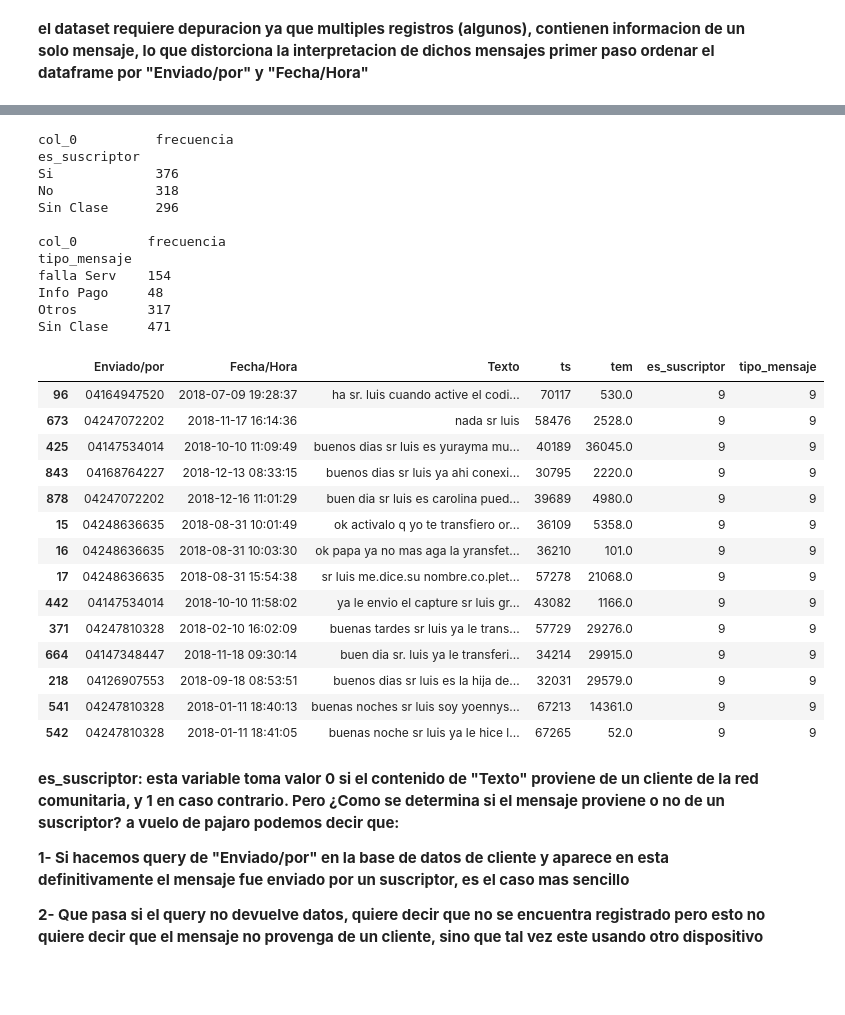
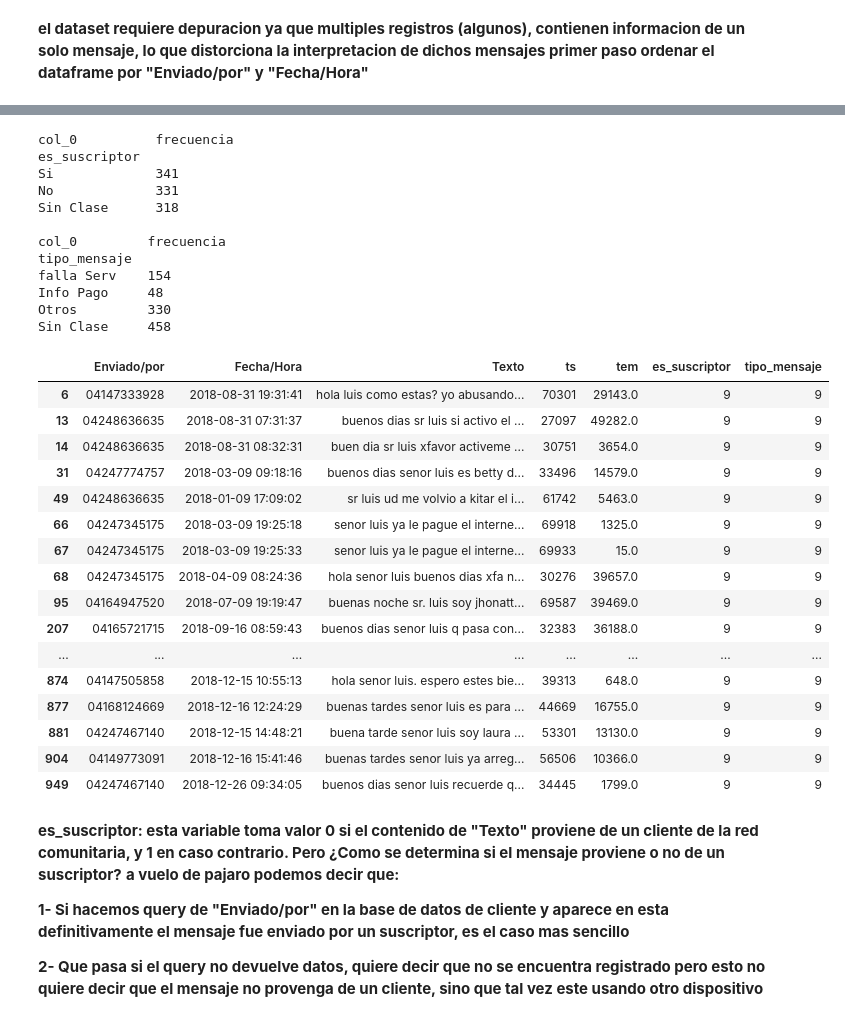
Before and after one commit to sistelca/mensajes_nlp, a Jupyter notebook: mensajes.ipynb, the cells around one changed output, grey strips where cells are left out. Drawn from its saved outputs; the diff is of its cells as text; code cells hidden in the pictures; blank space fills up the shorter version.

```diff
--- a/mensajes.ipynb
+++ b/mensajes.ipynb
@@ -13,6 +13,13 @@ nltk.download('cess_esp')
 from nltk.corpus import cess_esp as cess
 from nltk.tokenize import RegexpTokenizer
 import difflib
+import platform
+
+if platform.system()=='Linux':
+    path_datos = '/home/luis/mensajes.data/'
+elif platform.system()=='Windows':
+    path_datos = 'C:/Users/Luis/Documents/Ciencia de Datos/Dataset1/'
+
 
 warnings.filterwarnings('ignore')
 pd.options.display.max_rows
@@ -304,7 +312,7 @@ mensajes.to_pickle("C:/Users/Luis/Documents/Ciencia de Datos/Dataset1/mensajes.p
 # %%
 # cargamos el dataframe mensajes con datos limpios, preprocesados
 
-mensajes = pd.read_pickle("C:/Users/Luis/Documents/Ciencia de Datos/Dataset1/mensajes.pkl")
+mensajes = pd.read_pickle(path_datos+"mensajes.pkl")
 
 def frecuencia(colum, label):
     frec = pd.crosstab(index=colum, columns = "frecuencia")
@@ -317,22 +325,22 @@ print(frecuencia(mensajes["tipo_mensaje"], {0: 'falla Serv', 1: 'Info Pago', 2:
 # %% [output]
 col_0          frecuencia
 es_suscriptor
-Si             376
-No             318
-Sin Clase      296
+Si             341
+No             331
+Sin Clase      318
 
 col_0         frecuencia
 tipo_mensaje
 falla Serv    154
 Info Pago     48
-Otros         317
-Sin Clase     471
+Otros         330
+Sin Clase     458
 # %%
 #mensajes.loc[operator.and_(operator.and_(mensajes['tipo_mensaje']==9, mensajes['Texto'].str.contains('luis')),  mensajes['Texto'].str.contains('interne'))]
 
-palab_clave1 = ['sr', 'senor']
+palab_clave1 = ['luis', ]
 
-palab_clave2 = ['luis']
+palab_clave2 = ['interne']
 
 # formamos pares de palabras claves
 palab_clave = []
@@ -345,42 +353,44 @@ var1 = mensajes.index[mensajes["Texto"].apply(lambda x: recore_pares(palab_clave
 # %%
 #mensajes.loc[operator.and_(mensajes['tipo_mensaje']==9, mensajes.index[np.asarray(var1)])]
 
-#mensajes.loc[mensajes.index[var1]]
+mensajes.loc[mensajes.index[var1]][mensajes['es_suscriptor']==9]
 
-var2 = [15, 16, 17, 96, 218, 371, 425, 442, 541, 542, 664, 673, 843, 878]
+#var2 = [15, 16, 17, 96, 218, 371, 425, 442, 541, 542, 664, 673, 843, 878]
 
-var1 = set(var1)
-var2 = set(var2)
+#var1 = set(var1)
+#var2 = set(var2)
 
-var1 = var1 - var2
+#var1 = var1 - var2
 
-var1 = list(var1)
-var2 = list(var2)
+#var1 = list(var1)
+#var2 = list(var2)
 
 # clasificamos los mensajes
-mensajes.loc[mensajes.index[var1], "es_suscriptor" ] = 0
+#mensajes.loc[mensajes.index[var1], "es_suscriptor" ] = 0
 
-var1 += var2
+#var1 += var2
 
-mensajes.loc[mensajes.index[var1]][mensajes['es_suscriptor']==9]
+#mensajes.loc[mensajes.index[var1]][mensajes['es_suscriptor']==9]
 
 #print(var1)
 # %% [output]
 |  | Enviado/por | Fecha/Hora | Texto | ts | tem | es_suscriptor | tipo_mensaje |
-| 96 | 04164947520 | 2018-07-09 19:28:37 | ha sr. luis cuando active el codi... | 70117 | 530.0 | 9 | 9 |
-| 673 | 04247072202 | 2018-11-17 16:14:36 | nada sr luis | 58476 | 2528.0 | 9 | 9 |
-| 425 | 04147534014 | 2018-10-10 11:09:49 | buenos dias sr luis es yurayma mu... | 40189 | 36045.0 | 9 | 9 |
-| 843 | 04168764227 | 2018-12-13 08:33:15 | buenos dias sr luis ya ahi conexi... | 30795 | 2220.0 | 9 | 9 |
-| 878 | 04247072202 | 2018-12-16 11:01:29 | buen dia sr luis es carolina pued... | 39689 | 4980.0 | 9 | 9 |
-| 15 | 04248636635 | 2018-08-31 10:01:49 | ok activalo q yo te transfiero or... | 36109 | 5358.0 | 9 | 9 |
-| 16 | 04248636635 | 2018-08-31 10:03:30 | ok papa ya no mas aga la yransfet... | 36210 | 101.0 | 9 | 9 |
-| 17 | 04248636635 | 2018-08-31 15:54:38 | sr luis me.dice.su nombre.co.plet... | 57278 | 21068.0 | 9 | 9 |
-| 442 | 04147534014 | 2018-10-10 11:58:02 | ya le envio el capture sr luis gr... | 43082 | 1166.0 | 9 | 9 |
-| 371 | 04247810328 | 2018-02-10 16:02:09 | buenas tardes sr luis ya le trans... | 57729 | 29276.0 | 9 | 9 |
-| 664 | 04147348447 | 2018-11-18 09:30:14 | buen dia sr. luis ya le transferi... | 34214 | 29915.0 | 9 | 9 |
-| 218 | 04126907553 | 2018-09-18 08:53:51 | buenos dias sr luis es la hija de... | 32031 | 29579.0 | 9 | 9 |
-| 541 | 04247810328 | 2018-01-11 18:40:13 | buenas noches sr luis soy yoennys... | 67213 | 14361.0 | 9 | 9 |
-| 542 | 04247810328 | 2018-01-11 18:41:05 | buenas noche sr luis ya le hice l... | 67265 | 52.0 | 9 | 9 |
+| 6 | 04147333928 | 2018-08-31 19:31:41 | hola luis como estas? yo abusando... | 70301 | 29143.0 | 9 | 9 |
+| 13 | 04248636635 | 2018-08-31 07:31:37 | buenos dias sr luis si activo el ... | 27097 | 49282.0 | 9 | 9 |
+| 14 | 04248636635 | 2018-08-31 08:32:31 | buen dia sr luis xfavor activeme ... | 30751 | 3654.0 | 9 | 9 |
+| 31 | 04247774757 | 2018-03-09 09:18:16 | buenos dias senor luis es betty d... | 33496 | 14579.0 | 9 | 9 |
+| 49 | 04248636635 | 2018-01-09 17:09:02 | sr luis ud me volvio a kitar el i... | 61742 | 5463.0 | 9 | 9 |
+| 66 | 04247345175 | 2018-03-09 19:25:18 | senor luis ya le pague el interne... | 69918 | 1325.0 | 9 | 9 |
+| 67 | 04247345175 | 2018-03-09 19:25:33 | senor luis ya le pague el interne... | 69933 | 15.0 | 9 | 9 |
+| 68 | 04247345175 | 2018-04-09 08:24:36 | hola senor luis buenos dias xfa n... | 30276 | 39657.0 | 9 | 9 |
+| 95 | 04164947520 | 2018-07-09 19:19:47 | buenas noche sr. luis soy jhonatt... | 69587 | 39469.0 | 9 | 9 |
+| 207 | 04165721715 | 2018-09-16 08:59:43 | buenos dias senor luis q pasa con... | 32383 | 36188.0 | 9 | 9 |
+| ... | ... | ... | ... | ... | ... | ... | ... |
+| 874 | 04147505858 | 2018-12-15 10:55:13 | hola senor luis. espero estes bie... | 39313 | 648.0 | 9 | 9 |
+| 877 | 04168124669 | 2018-12-16 12:24:29 | buenas tardes senor luis es para ... | 44669 | 16755.0 | 9 | 9 |
+| 881 | 04247467140 | 2018-12-15 14:48:21 | buena tarde senor luis soy laura ... | 53301 | 13130.0 | 9 | 9 |
+| 904 | 04149773091 | 2018-12-16 15:41:46 | buenas tardes senor luis ya arreg... | 56506 | 10366.0 | 9 | 9 |
+| 949 | 04247467140 | 2018-12-26 09:34:05 | buenos dias senor luis recuerde q... | 34445 | 1799.0 | 9 | 9 |
 # %% [markdown]
 **es_suscriptor: esta variable toma valor 0 si el contenido de "Texto" proviene de un
 cliente de la red comunitaria, y 1 en caso contrario. Pero ¿Como se determina si el
```
Also changed, not shown: parts of 6 cells of this notebook.
